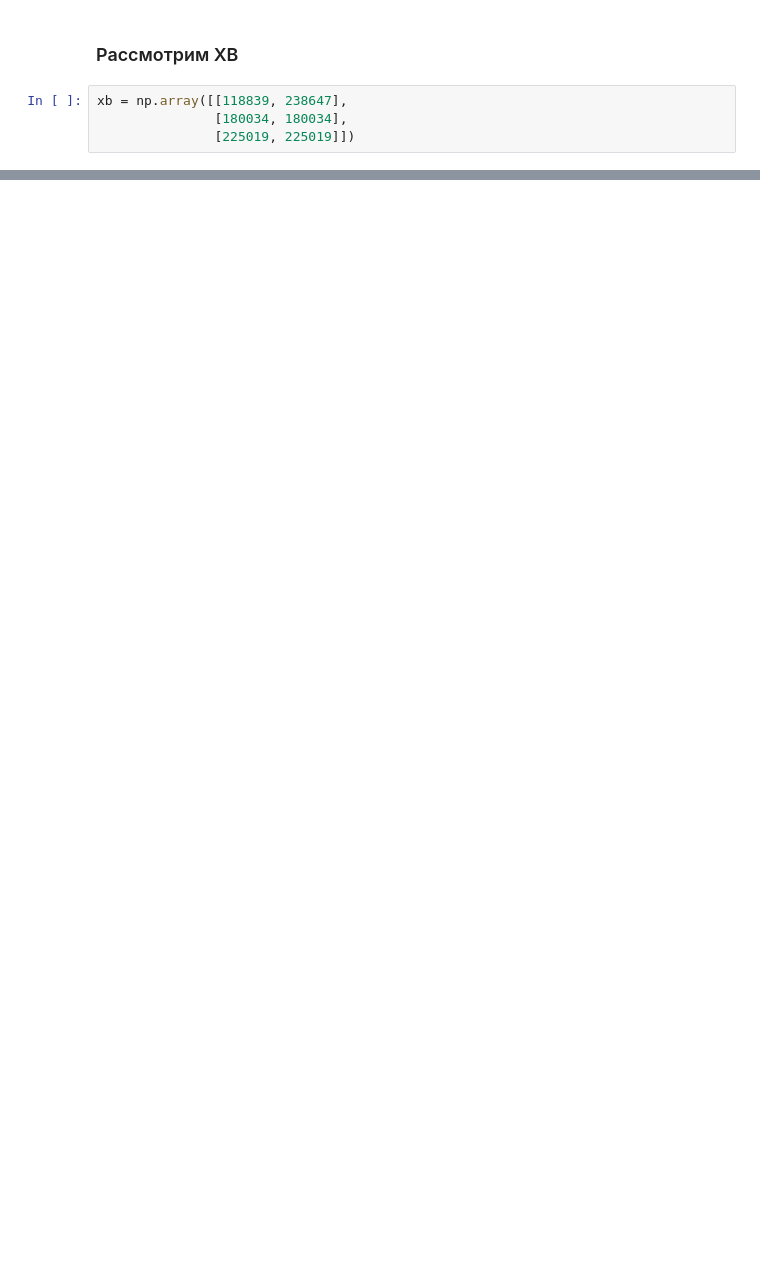
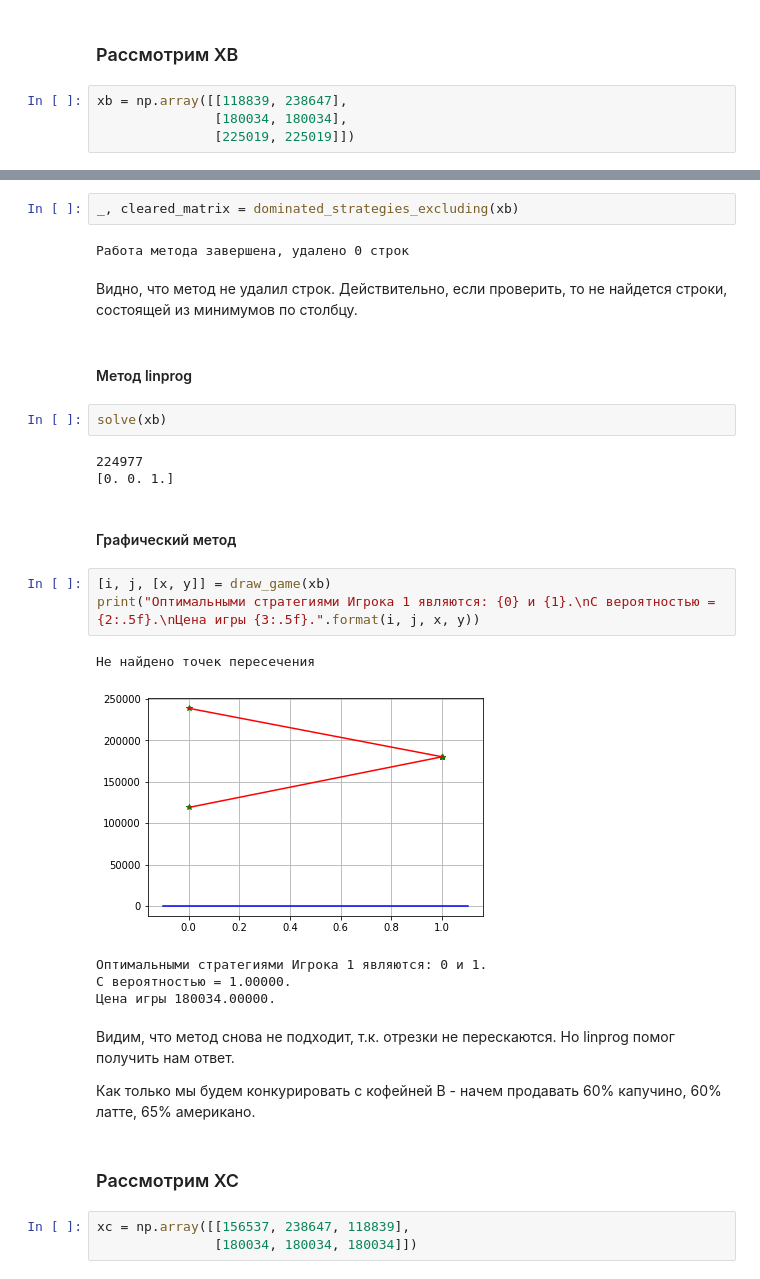
Before and after one commit to drkwdck/GameTheory, a Jupyter notebook: Lab_5.ipynb, the cells around one changed output, grey strips where cells are left out. Saved outputs shown, nothing was run; the diff lists cells and outputs as text; blank space fills up the shorter version.

```diff
--- a/Lab_5.ipynb
+++ b/Lab_5.ipynb
@@ -391,0 +378,33 @@ xb = np.array([[118839, 238647],
+# %%
+_, cleared_matrix = dominated_strategies_excluding(xb)
+# %% [output]
+Работа метода завершена, удалено 0 строк
+# %% [markdown]
+Видно, что метод не удалил строк. Действительно, если проверить, то не найдется строки, состоящей из минимумов по столбцу.
+# %% [markdown]
+#### Метод linprog
+# %%
+solve(xb)
+# %% [output]
+224977
+[0. 0. 1.]
+# %% [markdown]
+#### Графический метод
+# %%
+[i, j, [x, y]] = draw_game(xb)
+print("Оптимальными стратегиями Игрока 1 являются: {0} и {1}.\nС вероятностью = {2:.5f}.\nЦена игры {3:.5f}.".format(i, j, x, y))
+# %% [output]
+Не найдено точек пересечения
+[figure, added]
+Оптимальными стратегиями Игрока 1 являются: 0 и 1.
+С вероятностью = 1.00000.
+Цена игры 180034.00000.
+# %% [markdown]
+Видим, что метод снова не подходит, т.к. отрезки не перескаются. Но linprog помог получить нам ответ.
+
+Как только мы будем конкурировать с кофейней B - начем  продавать 60% капучино, 60% латте, 65% американо.
+# %% [markdown]
+### Рассмотрим XC
+# %%
+xc = np.array([[156537, 238647, 118839],
+               [180034, 180034, 180034]])
```
Also changed, not shown: parts of 15 cells of this notebook.
